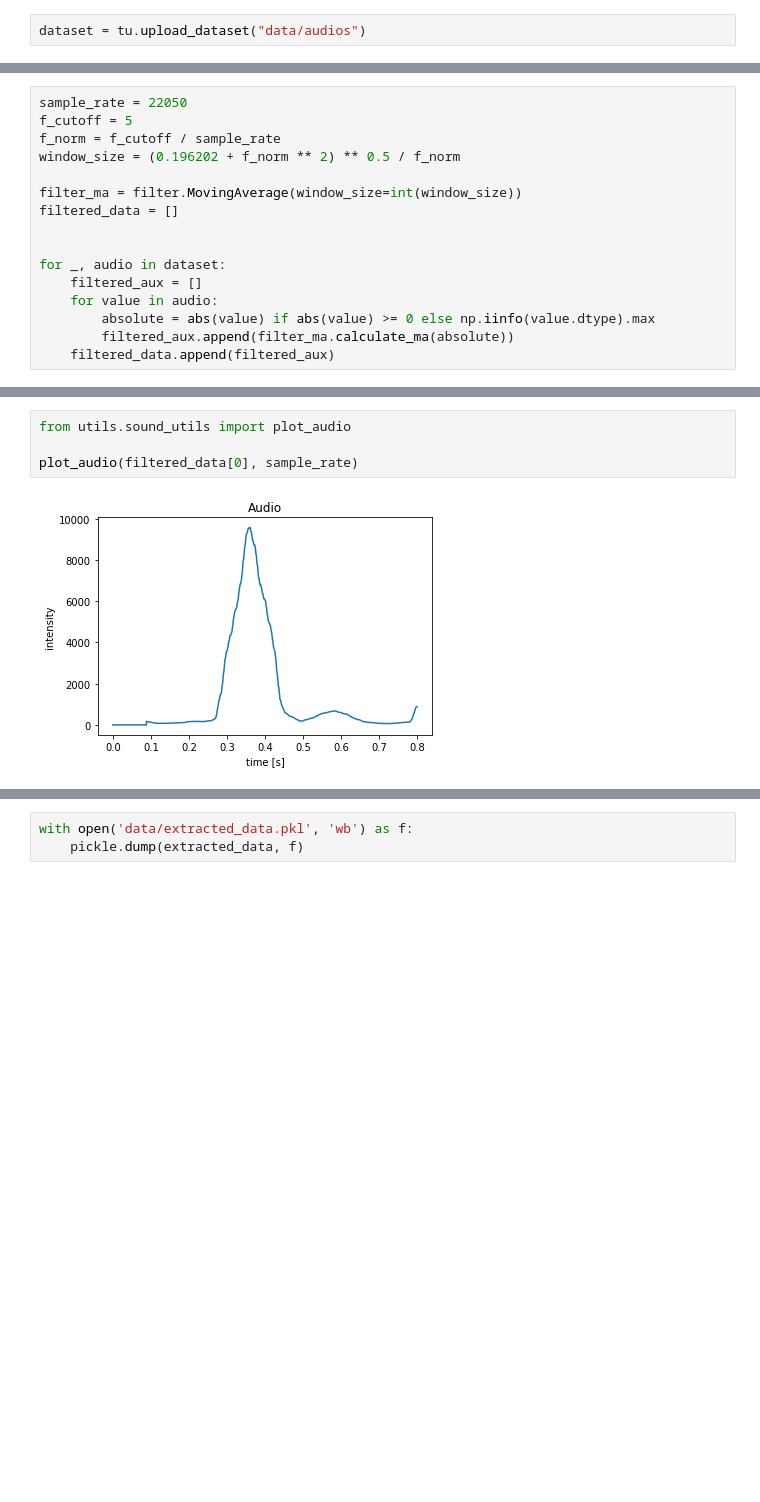
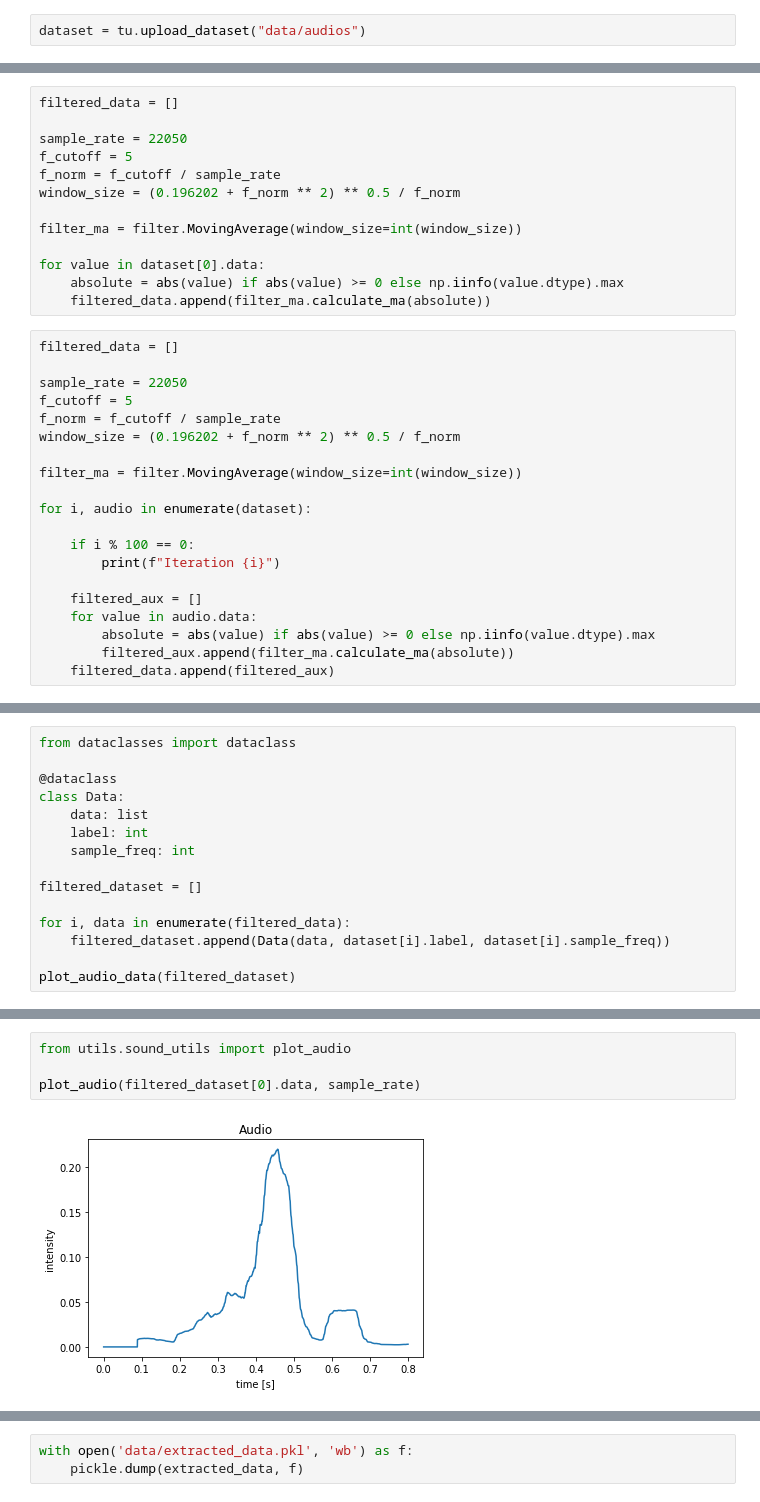
Before and after one commit to GonzaloRomeroR/audio_cattle_behaviour_classification, a Jupyter notebook: python/sound_classify_train.ipynb, the cells around one changed output, grey strips where cells are left out. Saved outputs shown, nothing was run; the diff lists cells and outputs as text; blank space fills up the shorter version.

```diff
--- a/python/sound_classify_train.ipynb
+++ b/python/sound_classify_train.ipynb
@@ -71,16 +119,33 @@ len(dataset)
+# %%
+filtered_data = []
+
+sample_rate = 22050
+f_cutoff = 5
+f_norm = f_cutoff / sample_rate
+window_size = (0.196202 + f_norm ** 2) ** 0.5 / f_norm
+
+filter_ma = filter.MovingAverage(window_size=int(window_size))
+
+for value in dataset[0].data:
+    absolute = abs(value) if abs(value) >= 0 else np.iinfo(value.dtype).max
+    filtered_data.append(filter_ma.calculate_ma(absolute))
 # %%
+filtered_data = []
+
 sample_rate = 22050
 f_cutoff = 5
 f_norm = f_cutoff / sample_rate
 window_size = (0.196202 + f_norm ** 2) ** 0.5 / f_norm
 
 filter_ma = filter.MovingAverage(window_size=int(window_size))
-filtered_data = []
 
+for i, audio in enumerate(dataset):
 
-for _, audio in dataset:
+    if i % 100 == 0:
+        print(f"Iteration {i}")
+
     filtered_aux = []
-    for value in audio:
+    for value in audio.data:
         absolute = abs(value) if abs(value) >= 0 else np.iinfo(value.dtype).max
         filtered_aux.append(filter_ma.calculate_ma(absolute))
     filtered_data.append(filtered_aux)
@@ -91,0 +176,15 @@ NameError: name 'filtered_data' is not defined
+# %%
+from dataclasses import dataclass
+
+@dataclass
+class Data:
+    data: list
+    label: int
+    sample_freq: int
+
+filtered_dataset = []
+
+for i, data in enumerate(filtered_data):
+    filtered_dataset.append(Data(data, dataset[i].label, dataset[i].sample_freq))
+
+plot_audio_data(filtered_dataset)
@@ -92,8 +193,8 @@ NameError: name 'filtered_data' is not defined
 # %%
 from utils.sound_utils import plot_audio
 
-plot_audio(filtered_data[0], sample_rate)
+plot_audio(filtered_dataset[0].data, sample_rate)
 # %% [output]
-[figure, old version]
+[figure, new version]
 # %%
 noise_gate_data = []
```
Also changed, not shown: parts of 33 cells of this notebook, 3 other files.
